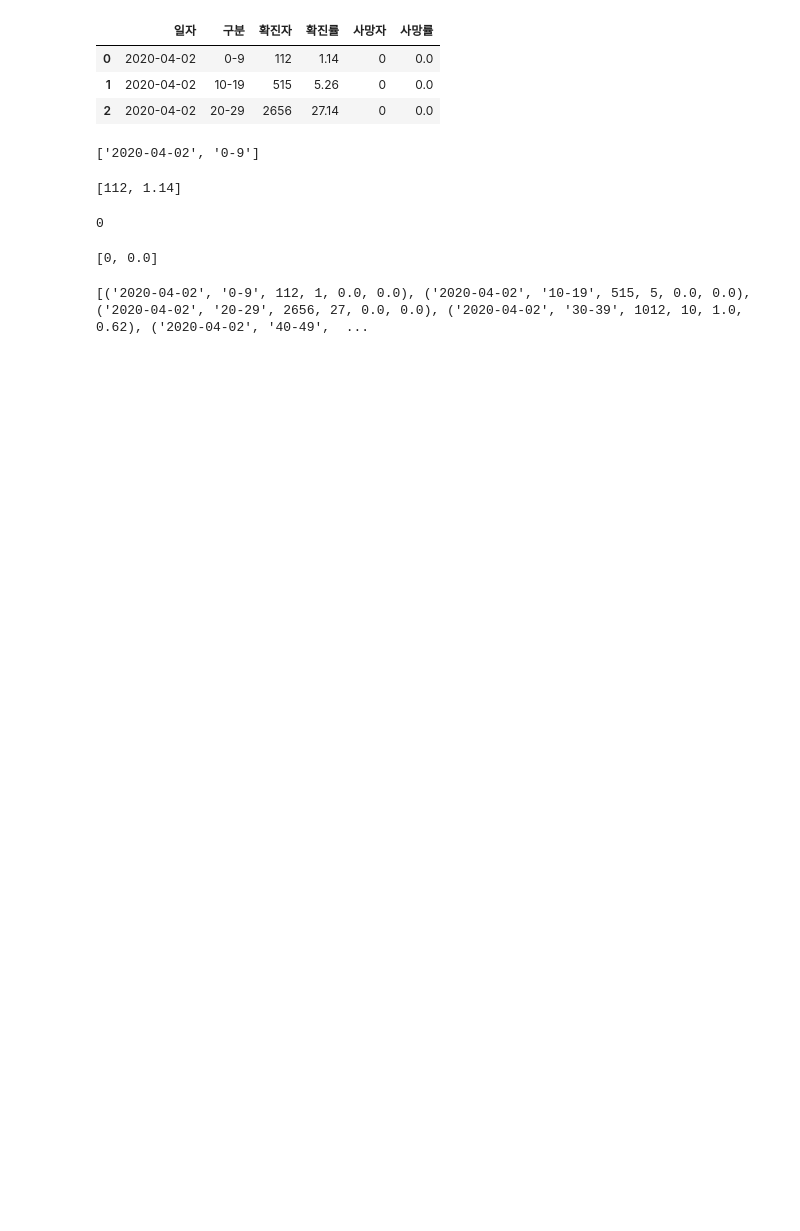
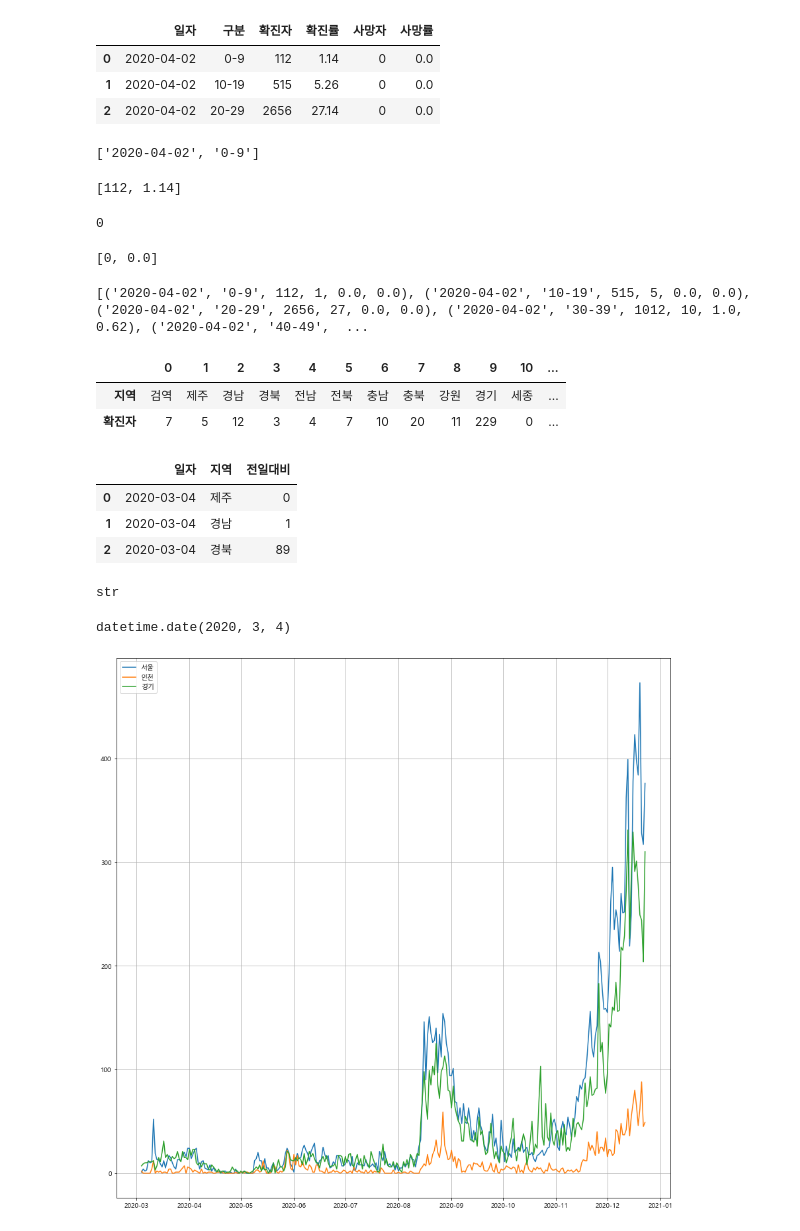
Before and after one commit to beegramin9/Flask, a Jupyter notebook: 3_module/db/dbtest.ipynb, the cells around one changed output. Drawn from its saved outputs; the diff is of its cells as text; code cells hidden in the pictures; blank space fills up the shorter version.

```diff
--- a/3_module/db/dbtest.ipynb
+++ b/3_module/db/dbtest.ipynb
@@ -58,6 +83,6 @@ else:
 # %%
 # 당일날도 나옴
 elapsed_count = (today - last_day).days
-elapsed_series = pd.date_range(last_day, periods= elapsed_count)
+elapsed_series = pd.date_range(last_day+timedelta(1), periods= elapsed_count)
 elapsed_series
 # %% [output]
@@ -510,3 +532,66 @@ def get_demorgraphic_data(date):
 print(get_demographic_data('2020-04-02'))
 # %% [output]
 [('2020-04-02', '0-9', 112, 1, 0.0, 0.0), ('2020-04-02', '10-19', 515, 5, 0.0, 0.0), ('2020-04-02', '20-29', 2656, 27, 0.0, 0.0), ('2020-04-02', '30-39', 1012, 10, 1.0, 0.62), ('2020-04-02', '40-49',  ...
+# %%
+date = '20201211'
+corona_url = "http://openapi.data.go.kr/openapi/service/rest/Covid19/getCovid19SidoInfStateJson"
+total_date_list, total_city_list, total_posi_list = [], [], []
+
+url = f"{corona_url}?serviceKey={govapi_key}&pageNo=1&numOfRows=1&startCreateDt={date}&endCreateDt={date}"
+result = requests.get(url)
+soup = BeautifulSoup(result.text, 'xml')
+date_list_tmp = soup.select('createDt')
+for date in date_list_tmp:
+    total_date_list.append(parse(date.text).date())
+# 도시 리스트
+city_list_tmp = soup.select('gubun')
+for city in city_list_tmp:
+    total_city_list.append(city.text)
+# 일일 확진자 발생 수
+posi_list_tmp = soup.select('incDec')
+for posi in posi_list_tmp:
+    total_posi_list.append(int(posi.text))
+korea = pd.DataFrame({
+    # '일자': total_date_list,
+    '지역': total_city_list,
+    '확진자': total_posi_list
+})
+# %%
+korea = korea.T
+korea
+# %% [output]
+|  | 0 | 1 | 2 | 3 | 4 | 5 | 6 | 7 | 8 | 9 | 10 | ... |
+| 지역 | 검역 | 제주 | 경남 | 경북 | 전남 | 전북 | 충남 | 충북 | 강원 | 경기 | 세종 | ... |
+| 확진자 | 7 | 5 | 12 | 3 | 4 | 7 | 10 | 20 | 11 | 229 | 0 | ... |
+# %%
+all = pd.read_csv('../static/data/covid/전국 모든정보.csv',sep=',',encoding='utf8')
+del all['Unnamed: 0']
+all = all[['일자','지역','전일대비']]
+all.head(3)
+# %% [output]
+|  | 일자 | 지역 | 전일대비 |
+| 0 | 2020-03-04 | 제주 | 0 |
+| 1 | 2020-03-04 | 경남 | 1 |
+| 2 | 2020-03-04 | 경북 | 89 |
+# %%
+type(all.iloc[0,0])
+# %% [output]
+str
+# %%
+all['일자'] = all.apply(lambda r: parse(r['일자']).date(), axis = 1)
+# %%
+type(all.iloc[0,0])
+all.iloc[0,0]
+# %% [output]
+datetime.date(2020, 3, 4)
+# %%
+# 리스트로는 못 뽑고 반복문으로 뽑아야 함
+city_list = ['서울','인천','경기']
+for city in city_list:
+    eachplot = all[all['지역']==city][['일자','전일대비']]
+    plt.plot(eachplot['일자'], eachplot['전일대비'], label=city )
+plt.legend()
+plt.grid()
+plt.show()
+# %% [output]
+[figure, added]
```
Also changed, not shown: parts of 17 cells of this notebook, 9 other files.
